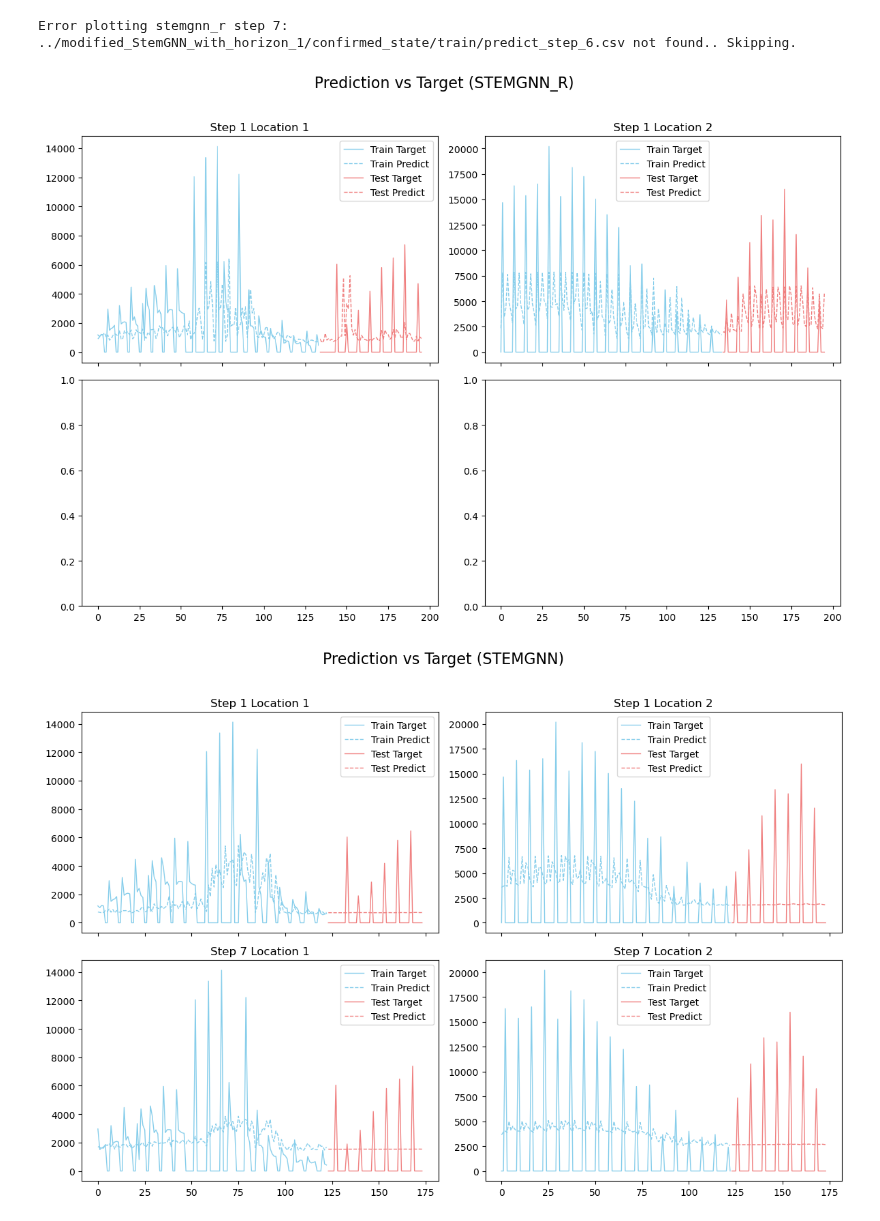
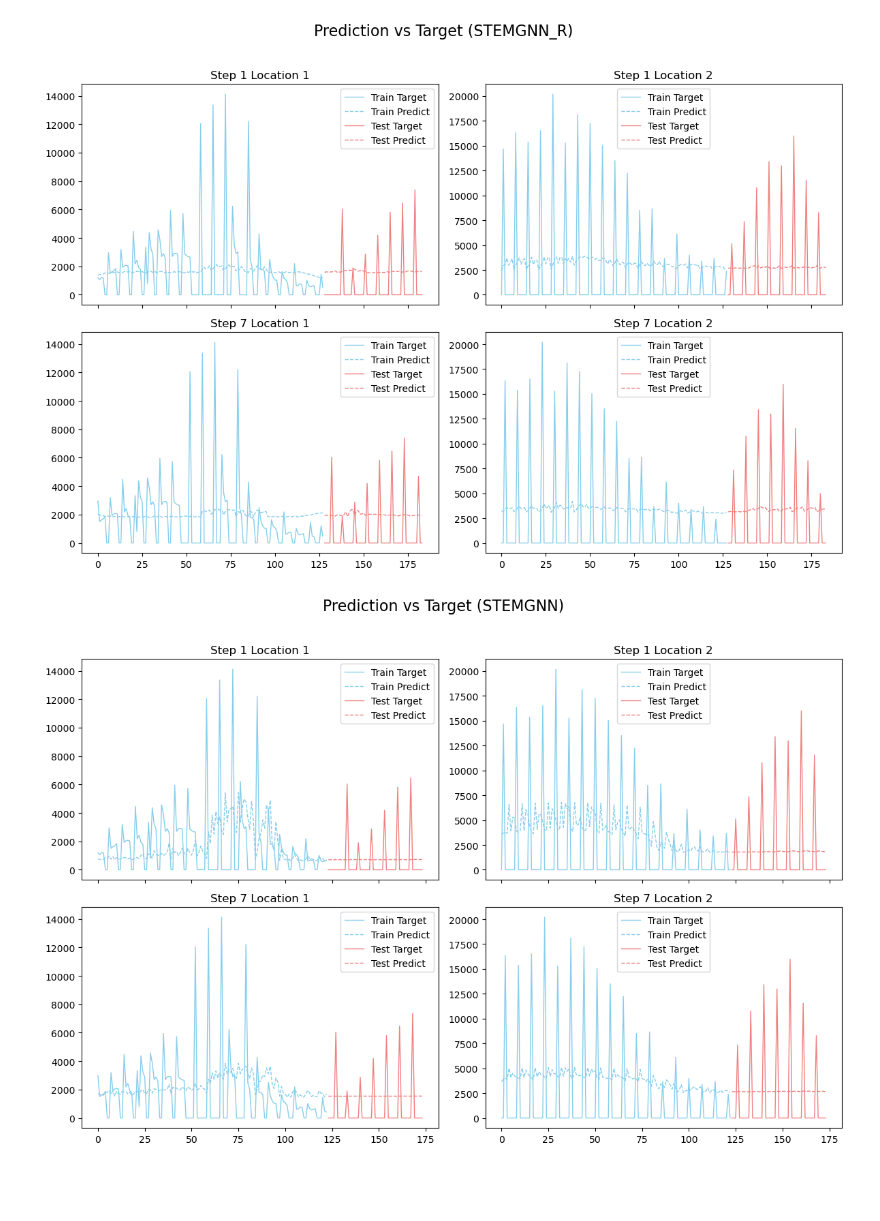
Before and after one commit to roomtempfusion/STAT-461-Group-Project, a Jupyter notebook: evaluation/evaluation_final.ipynb, the cells around one changed output. Cells and saved outputs as stored; diff of their text form; code cells hidden in the pictures; blank space fills up the shorter version.

```diff
--- a/evaluation/evaluation copy.ipynb
+++ b/evaluation/evaluation_final.ipynb
@@ -89,12 +89,13 @@ for method in methods:
         pred_dir_val = '../../baselines_imputation/StemGNN/output/confirmed_state_w/train/val_step_{}_predictions.csv'
         pred_dir_test = '../../baselines_imputation/StemGNN/output/confirmed_state_w/test/test_step_{}_predictions.csv'
     elif method == 'stemgnn_r':
-        gt_path_val = '../modified_StemGNN_with_horizon_3/confirmed_state/train/target_step_0.csv'
-        gt_path_test = '../modified_StemGNN_with_horizon_3/confirmed_state/train/target_step_0.csv'
+        # STAT-461-Group-Project/StemGNN_modified_data
+        gt_path_val = '../StemGNN_modified_data/daily/confirmed_state/train/target_step_0.csv'
+        gt_path_test = '../StemGNN_modified_data/daily/confirmed_state/train/target_step_0.csv'
         is_multi_step = True
-        steps = 3
-        pred_dir_val = '../modified_StemGNN_with_horizon_3/confirmed_state/train/predict_step_{}.csv'
-        pred_dir_test = '../modified_StemGNN_with_horizon_3/confirmed_state/test/predict_step_{}.csv'
+        steps = 7
+        pred_dir_val = '../StemGNN_modified_data/daily/confirmed_state/train/predict_step_{}.csv'
+        pred_dir_test = '../StemGNN_modified_data/daily/confirmed_state/test/predict_step_{}.csv'
     elif method == 'baseline':
         # Baseline uses raw data directly, no GT CSV, use step1 GT as reference for alignment
         gt_path_val = '../../baselines_imputation/MTGNN/predictions/daily/val_step_1_ground_truth.csv'  # Use MTGNN step1 GT for alignment
@@ -237,10 +238,10 @@ for method in methods:
             elif method == 'stemgnn_r':
                 # /shares/mxq6904/yilongchen/STAT-461-Group-Project/StemGNN_modified_data
                 # /shares/mxq6904/yilongchen/STAT-461-Group-Project/StemGNN_modified_data/daily/confirmed_state/test/predict_step_2.csv
-                predict_train = np.loadtxt(f'../modified_StemGNN_with_horizon_1/confirmed_state/train/predict_step_{step-1}.csv', delimiter=',')
-                target_train = np.loadtxt(f'../modified_StemGNN_with_horizon_1/confirmed_state/train/target_step_{step-1}.csv', delimiter=',')
-                predict_test = np.loadtxt(f'../modified_StemGNN_with_horizon_1/confirmed_state/test/predict_step_{step-1}.csv', delimiter=',')
-                target_test = np.loadtxt(f'../modified_StemGNN_with_horizon_1/confirmed_state/test/target_step_{step-1}.csv', delimiter=',')
+                predict_train = np.loadtxt(f'../StemGNN_modified_data/daily/confirmed_state/train/predict_step_{step-1}.csv', delimiter=',')
+                target_train = np.loadtxt(f'../StemGNN_modified_data/daily/confirmed_state/train/target_step_{step-1}.csv', delimiter=',')
+                predict_test = np.loadtxt(f'../StemGNN_modified_data/daily/confirmed_state/test/predict_step_{step-1}.csv', delimiter=',')
+                target_test = np.loadtxt(f'../StemGNN_modified_data/daily/confirmed_state/test/target_step_{step-1}.csv', delimiter=',')
             elif method == 'mtgnn':
                 predict_train = np.loadtxt(f'../../baselines_imputation/MTGNN/predictions/daily/val_step_{step}_predictions.csv', delimiter=',')
                 target_train = np.loadtxt(f'../../baselines_imputation/MTGNN/predictions/daily/val_step_{step}_ground_truth.csv', delimiter=',')
@@ -259,35 +260,34 @@ for method in methods:
                 predict_train = predict_train[:min_len_train]
                 target_train = target_train[:min_len_train]
 
                 predict_test = test_raw[:-step]
                 target_test = test_raw[step:]
                 min_len_test = min(len(predict_test), len(target_test))
                 predict_test = predict_test[:min_len_test]
                 target_test = target_test[:min_len_test]
 
             for loc in range(2):
                 ax = axes[idx]
                 # Plot train data
                 ax.plot(range(len(target_train)), target_train[:, loc], label='Train Target', linewidth=1, color='skyblue')
                 ax.plot(range(len(predict_train)), predict_train[:, loc], label='Train Predict', linewidth=1, linestyle='--', color='skyblue')
                 # Plot test data
                 start_test = len(target_train)
                 ax.plot(range(start_test, start_test + len(target_test)), target_test[:, loc], label='Test Target', linewidth=1, color='lightcoral')
                 ax.plot(range(start_test, start_test + len(predict_test)), predict_test[:, loc], label='Test Predict', linewidth=1, linestyle='--', color='lightcoral')
                 ax.set_title(f'Step {step} Location {loc+1}')
                 ax.legend()
                 idx += 1
 
         except Exception as e:
             print(f"Error plotting {method} step {step}: {e}. Skipping.")
             idx += 2  # Skip both locations for this step
 
     fig.suptitle(f'Prediction vs Target ({method.upper()})', y=1.02, fontsize=16)
     plt.tight_layout()
     plt.show()
 # %% [output]
-Error plotting stemgnn_r step 7: ../modified_StemGNN_with_horizon_1/confirmed_state/train/predict_step_6.csv not found.. Skipping.
-[figure, old version]
+[figure, new version]
 [figure]
 [figure]
 [figure]
```
Also changed, not shown: parts of 1 cell of this notebook.
